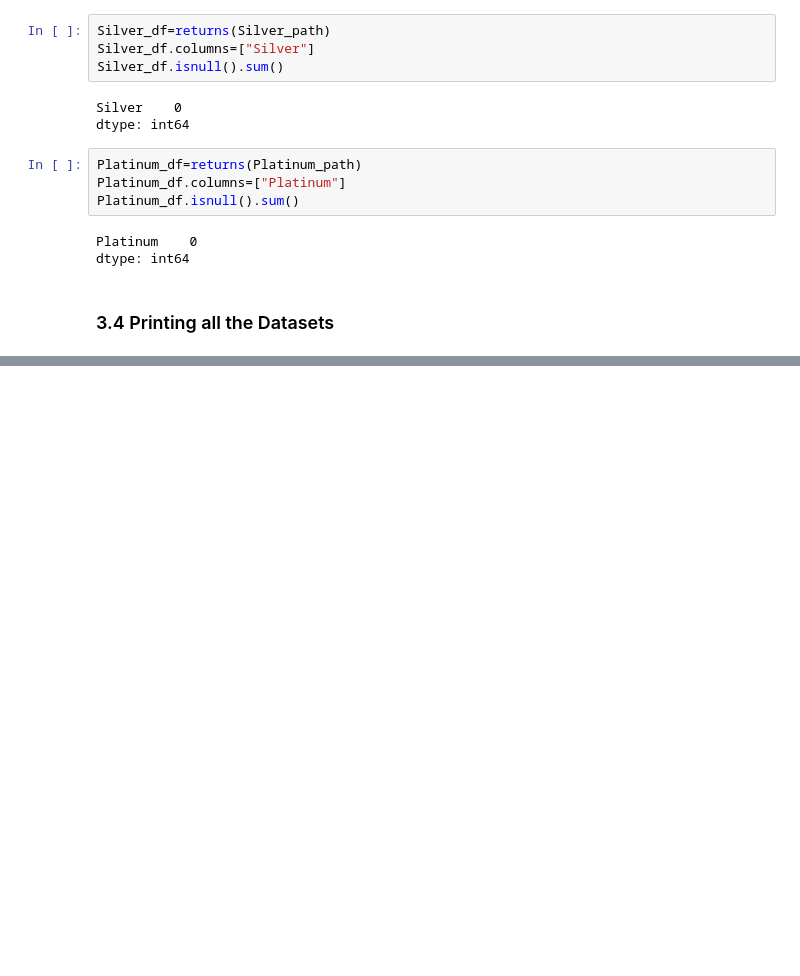
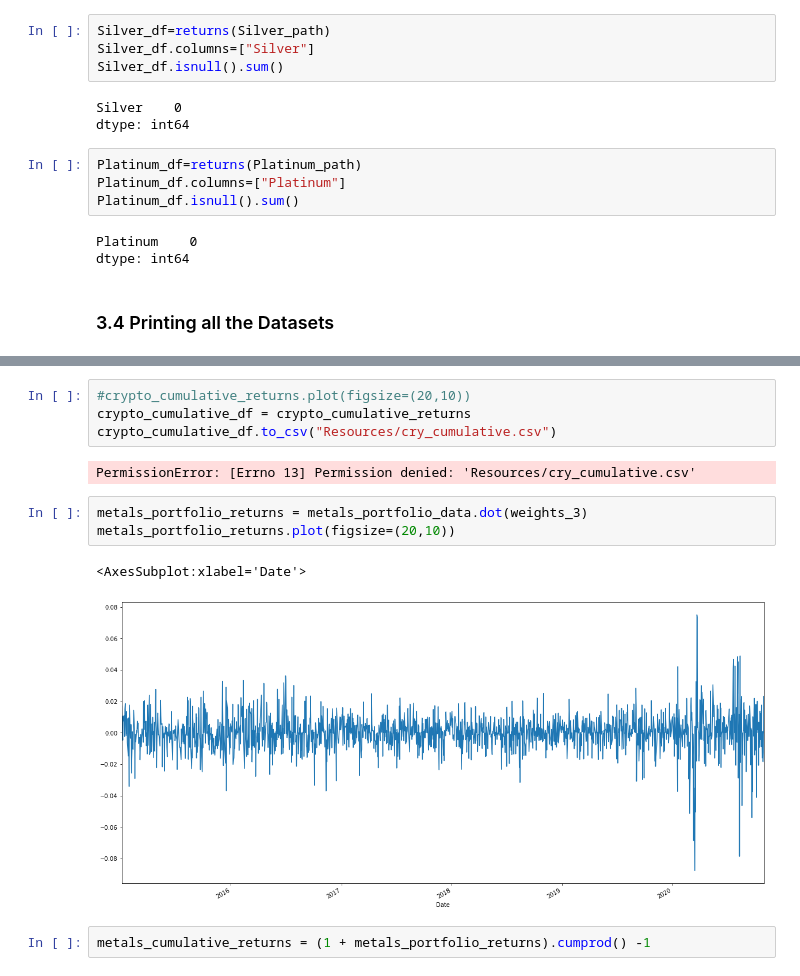
Before and after one commit to Flower67/Project1_MonteCrypto, a Jupyter notebook: Project-1-Core.ipynb, the cells around one changed output, grey strips where cells are left out. Saved outputs shown, nothing was run; the diff lists cells and outputs as text; blank space fills up the shorter version.

```diff
--- a/Project-1-Core.ipynb
+++ b/Project-1-Core.ipynb
@@ -258,0 +319,14 @@ metals_portfolio_data
+# %%
+#crypto_cumulative_returns.plot(figsize=(20,10))
+crypto_cumulative_df = crypto_cumulative_returns
+crypto_cumulative_df.to_csv("Resources/cry_cumulative.csv")
+# %% [output]
+PermissionError: [Errno 13] Permission denied: 'Resources/cry_cumulative.csv'
+# %%
+metals_portfolio_returns = metals_portfolio_data.dot(weights_3)
+metals_portfolio_returns.plot(figsize=(20,10))
+# %% [output]
+<AxesSubplot:xlabel='Date'>
+[figure, added]
+# %%
+metals_cumulative_returns = (1 + metals_portfolio_returns).cumprod() -1
```
Also changed, not shown: parts of 16 cells of this notebook, 1 other file.
